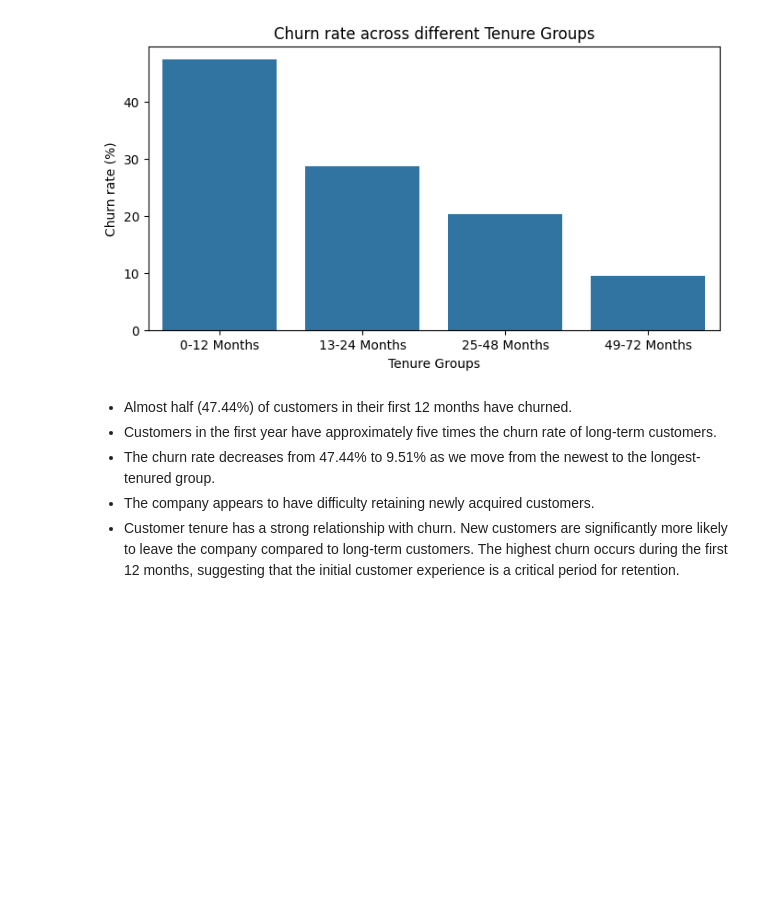
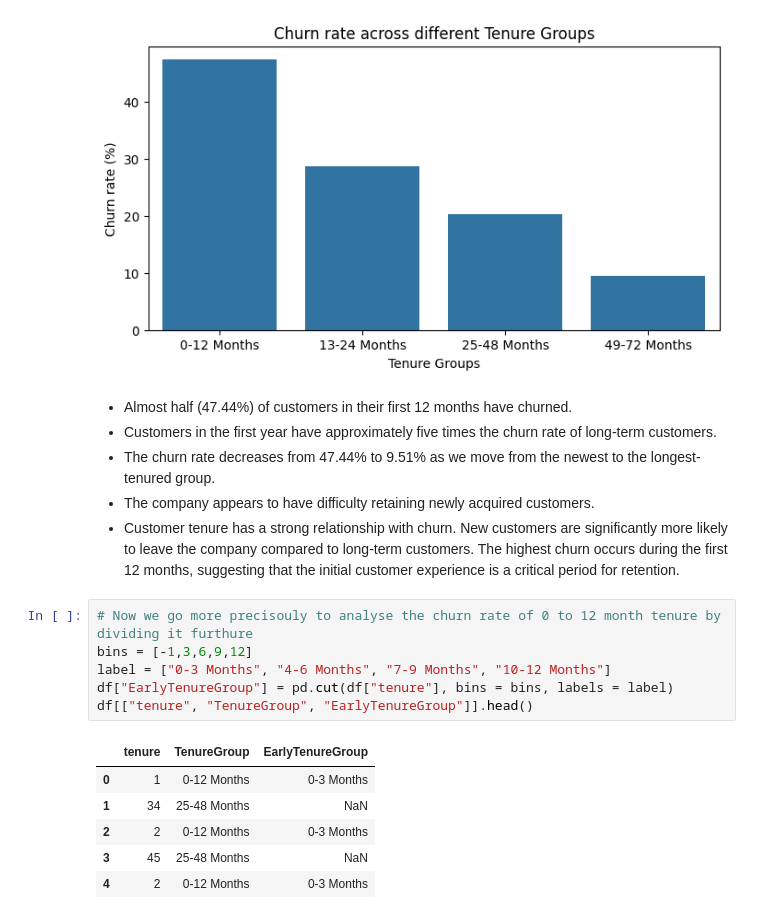
Before and after one commit to dheeraj59/Telco-Customer-Churn-EDA, a Jupyter notebook: eda.ipynb, the cells around one changed output. Drawn from its saved outputs; the diff is of its cells as text; blank space fills up the shorter version.

```diff
--- a/eda.ipynb
+++ b/eda.ipynb
@@ -1103,3 +1103,16 @@ Text(0, 0.5, 'Churn rate (%)')
 - The churn rate decreases from 47.44% to 9.51% as we move from the newest to the longest-tenured group.
 - The company appears to have difficulty retaining newly acquired customers.
 - Customer tenure has a strong relationship with churn. New customers are significantly more likely to leave the company compared to long-term customers. The highest churn occurs during the first 12 months, suggesting that the initial customer experience is a critical period for retention.
+# %%
+# Now we go more precisouly to analyse the churn rate of 0 to 12 month tenure by dividing it furthure
+bins = [-1,3,6,9,12]
+label = ["0-3 Months", "4-6 Months", "7-9 Months", "10-12 Months"]
+df["EarlyTenureGroup"] = pd.cut(df["tenure"], bins = bins, labels = label)
+df[["tenure", "TenureGroup", "EarlyTenureGroup"]].head()
+# %% [output]
+|  | tenure | TenureGroup | EarlyTenureGroup |
+| 0 | 1 | 0-12 Months | 0-3 Months |
+| 1 | 34 | 25-48 Months | NaN |
+| 2 | 2 | 0-12 Months | 0-3 Months |
+| 3 | 45 | 25-48 Months | NaN |
+| 4 | 2 | 0-12 Months | 0-3 Months |
```
Also changed, not shown: parts of 3 cells of this notebook.
